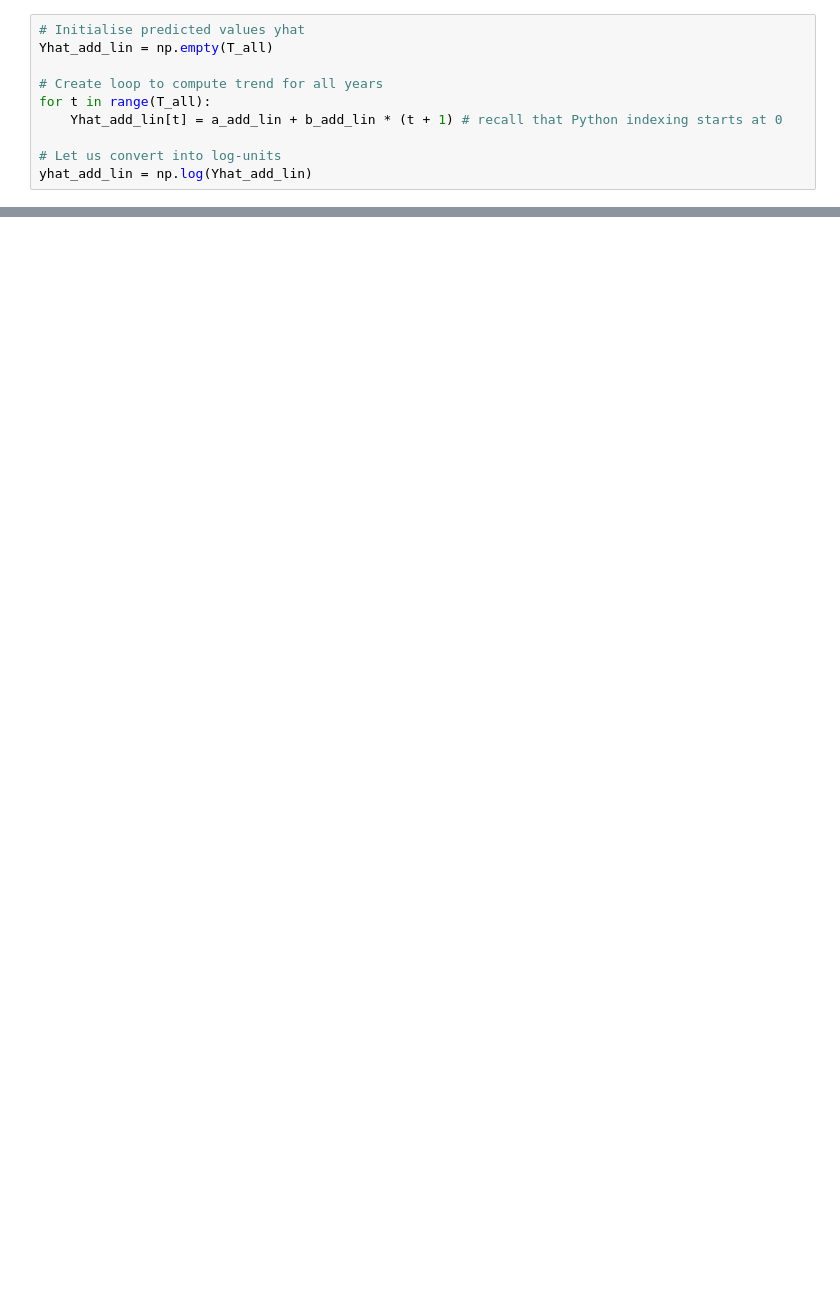
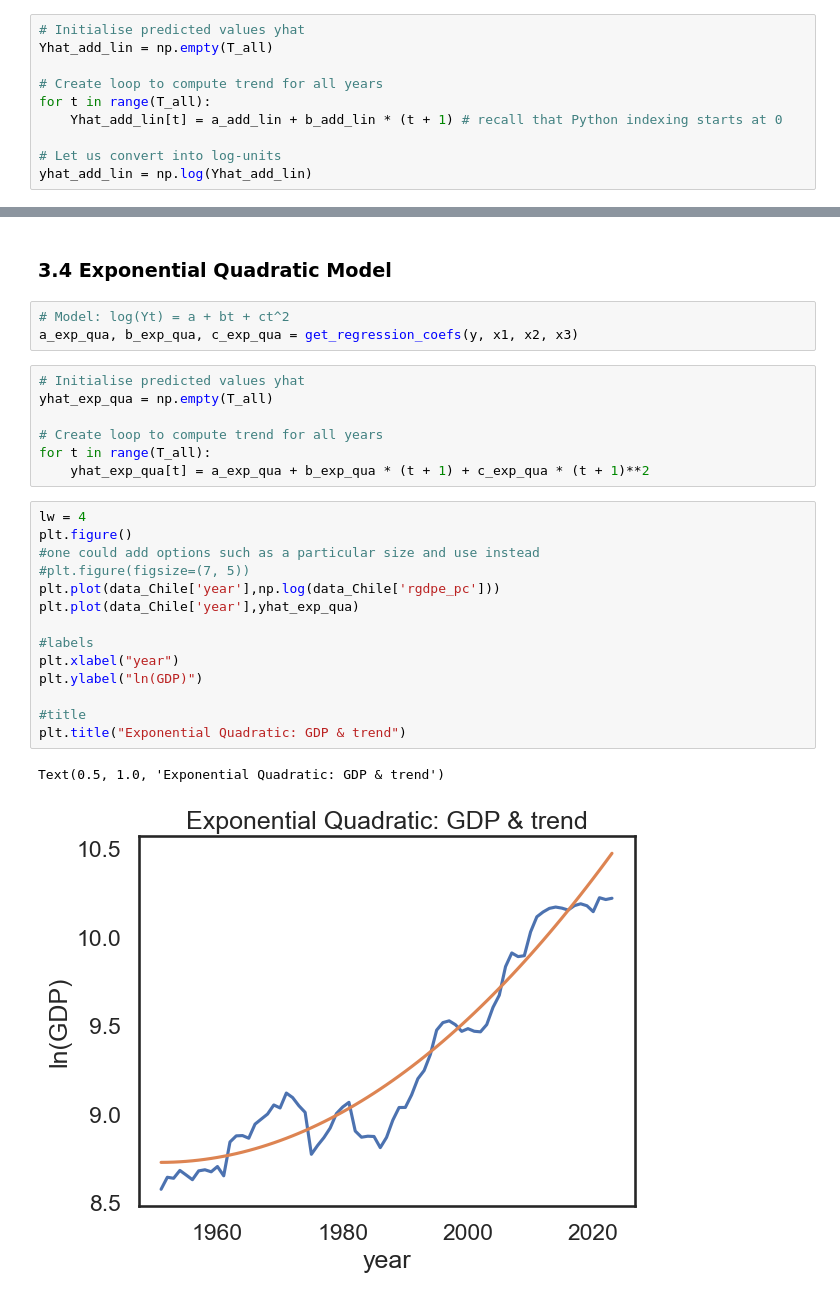
Before and after one commit to IcarusBai/EC2B1_Coursework, a Jupyter notebook: EC2B1_Coursework_Program.ipynb, the cells around one changed output, grey strips where cells are left out. Saved outputs shown, nothing was run; the diff lists cells and outputs as text; blank space fills up the shorter version.

```diff
--- a/EC2B1_Coursework_Program.ipynb
+++ b/EC2B1_Coursework_Program.ipynb
@@ -92,0 +153,29 @@ Text(0.5, 1.0, 'Linear Additive: GDP & trend')
+# %% [markdown]
+### 3.4 Exponential Quadratic Model
+# %%
+# Model: log(Yt) = a + bt + ct^2
+a_exp_qua, b_exp_qua, c_exp_qua = get_regression_coefs(y, x1, x2, x3)
+# %%
+# Initialise predicted values yhat
+yhat_exp_qua = np.empty(T_all)
+
+# Create loop to compute trend for all years
+for t in range(T_all):
+    yhat_exp_qua[t] = a_exp_qua + b_exp_qua * (t + 1) + c_exp_qua * (t + 1)**2
+# %%
+lw = 4
+plt.figure()
+#one could add options such as a particular size and use instead
+#plt.figure(figsize=(7, 5))
+plt.plot(data_Chile['year'],np.log(data_Chile['rgdpe_pc']))
+plt.plot(data_Chile['year'],yhat_exp_qua)
+
+#labels
+plt.xlabel("year")
+plt.ylabel("ln(GDP)")
+
+#title
+plt.title("Exponential Quadratic: GDP & trend")
+# %% [output]
+Text(0.5, 1.0, 'Exponential Quadratic: GDP & trend')
+[figure, added]
```
Also changed, not shown: parts of 11 cells of this notebook.
